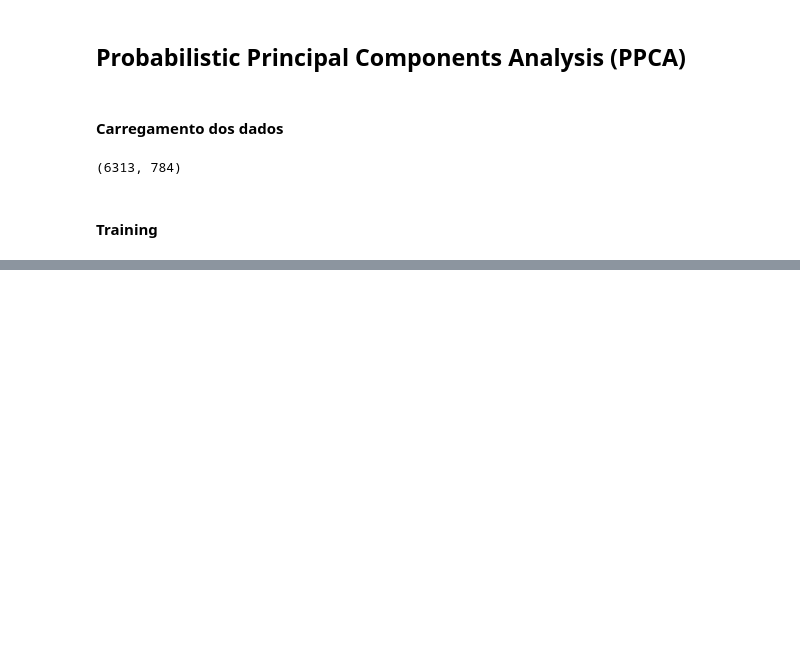
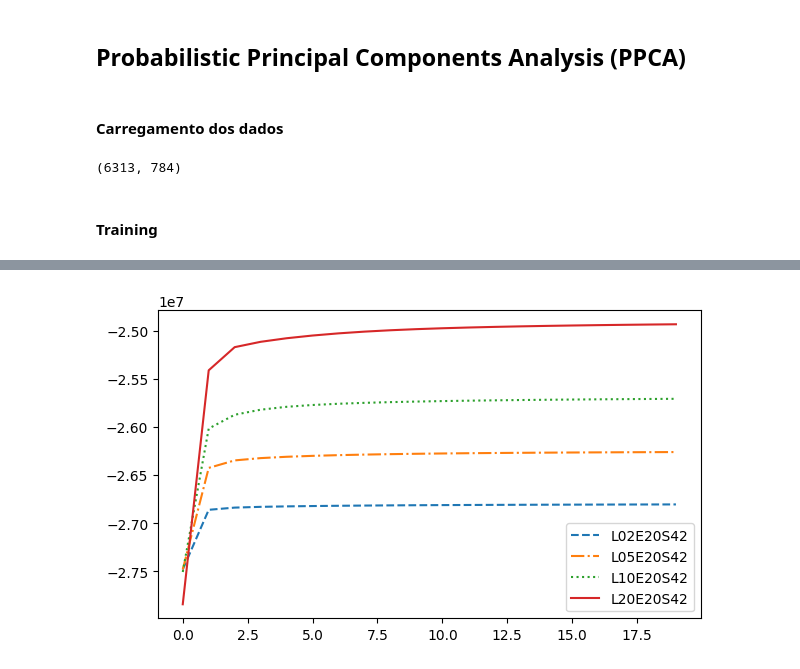
Before and after one commit to vauxgomes/ufc-ckp8366, a Jupyter notebook: listas/lista-4/main.ipynb, the cells around one changed output, grey strips where cells are left out. Saved outputs shown, nothing was run; the diff lists cells and outputs as text; code cells hidden in the pictures; blank space fills up the shorter version.

```diff
--- a/listas/lista-4/main.ipynb
+++ b/listas/lista-4/main.ipynb
@@ -17,9 +18,11 @@ class ProbabilisticPCA:
     self.L = L
     self.epochs = epochs
     self.seed = seed
+    self.code = f'L{L:02}E{epochs}S{seed}'
 
     self.mu = None
     self.W = None
+    self.Z = None
     self.sigma2 = None
     self.likelihoods = None
 
@@ -34,7 +37,7 @@ class ProbabilisticPCA:
     # Step 1.1
     mu = np.mean(X, axis=0)
     W = np.random.normal(0, 0.1, size=(D, L))
-    sigma2 = np.var(X, axis=0).mean() # Variância média
+    sigma2 = 1.0
 
     #
     likelihoods = np.zeros(self.epochs)
@@ -94,7 +97,21 @@ class ProbabilisticPCA:
     self.mu = mu
     self.W = W
     self.sigma2 = sigma2
+    self.Z = Ez
     self.likelihoods = likelihoods
+
+  #
+  def get_reconstructions(self, size=1):
+    return self.__predict(self.Z[:size])
+
+  #
+  def get_samples(self, size=1):
+    Z_ = np.random.normal(size=(size, self.L))
+    return self.__predict(Z_)
+
+  #
+  def __predict(self, Z):
+    return np.dot(Z, self.W.T) + self.mu
 
   #
   def save(self, filename):
@@ -105,6 +122,7 @@ class ProbabilisticPCA:
 
       'mu': self.mu.tolist() if self.mu is not None else None,
       'W': self.W.tolist() if self.W is not None else None,
+      'Z': self.Z.tolist() if self.Z is not None else None,
       'likelihoods': self.likelihoods.tolist() if self.likelihoods is not None else None,
       'sigma2': self.sigma2,
     }
@@ -121,6 +139,7 @@ class ProbabilisticPCA:
       instance = cls(L=data['L'], epochs=data['epochs'], seed=data['seed'])
       instance.mu = np.array(data['mu']) if data['mu'] is not None else None
       instance.W = np.array(data['W']) if data['W'] is not None else None
+      instance.Z = np.array(data['Z']) if data['Z'] is not None else None
       instance.likelihoods = np.array(data['likelihoods']) if data['likelihoods'] is not None else None
       instance.sigma2 = np.array(data['sigma2'])
 
@@ -207,0 +299,10 @@ np.float64(-2.6637497359477565e+23)
+# %%
+# 20 Epochs
+plt.figure(figsize=(7, 4))
+plt.plot(models[0].likelihoods, label=models[0].code, ls='--')
+plt.plot(models[3].likelihoods, label=models[3].code, ls='-.')
+plt.plot(models[6].likelihoods, label=models[6].code, ls=':')
+plt.plot(models[9].likelihoods, label=models[9].code, ls='-')
+_ = plt.legend()
+# %% [output]
+[figure, added]
```
Also changed, not shown: parts of 21 cells of this notebook, 13 other files.
